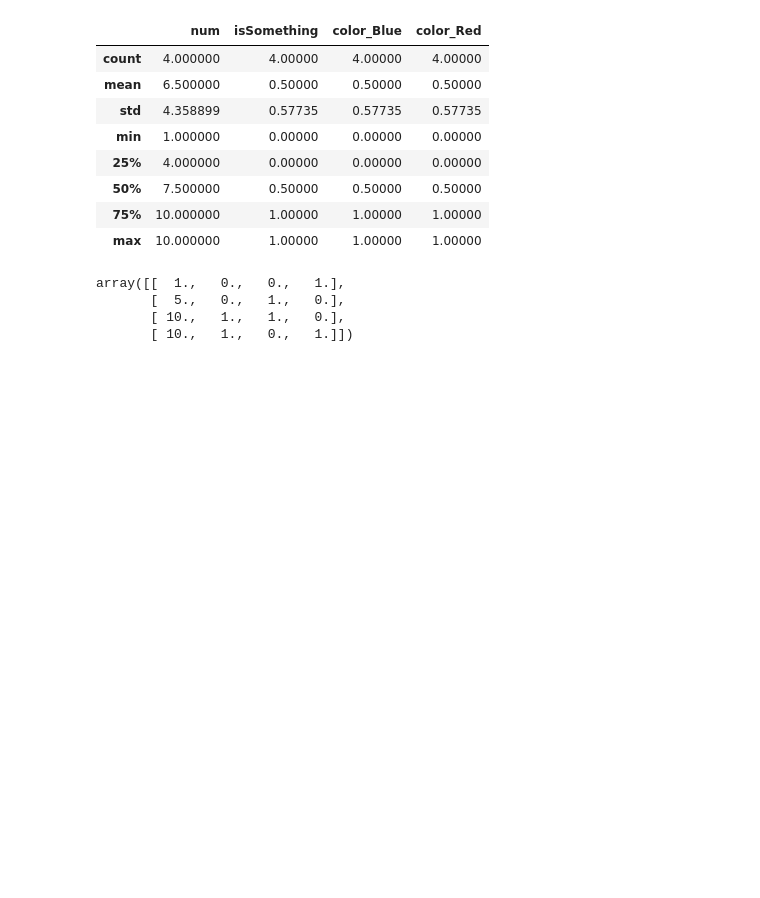
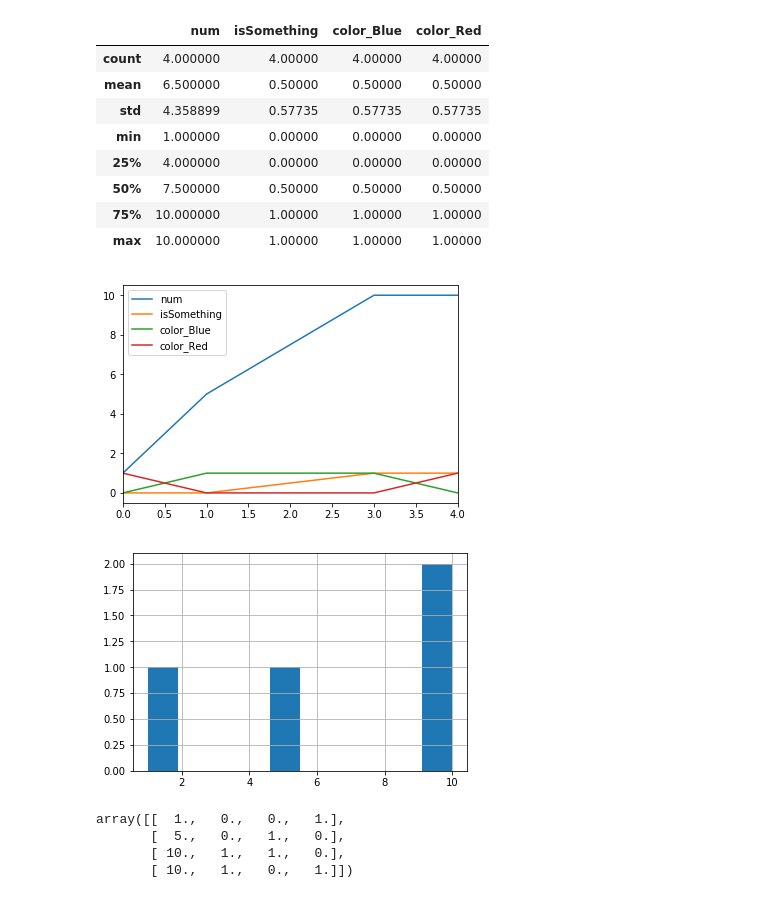
Before and after one commit to robianmcd/street-learn, a Jupyter notebook: notebook/Python - Features and Libraries.ipynb, the cells around one changed output. Saved outputs shown, nothing was run; the diff lists cells and outputs as text; code cells hidden in the pictures; blank space fills up the shorter version.

```diff
--- a/notebook/Python - Features and Libraries.ipynb
+++ b/notebook/Python - Features and Libraries.ipynb
@@ -233,6 +233,15 @@ df.describe()
 | 50% | 7.500000 | 0.50000 | 0.50000 | 0.50000 |
 | 75% | 10.000000 | 1.00000 | 1.00000 | 1.00000 |
 | max | 10.000000 | 1.00000 | 1.00000 | 1.00000 |
+# %%
+df.plot()
+plt.show()
+
+df['num'].hist()
+plt.show()
+# %% [output]
+[figure, added]
+[figure, added]
 # %%
 df.as_matrix()
 # %% [output]
```
Also changed, not shown: parts of 1 cell of this notebook, 2 other files.
